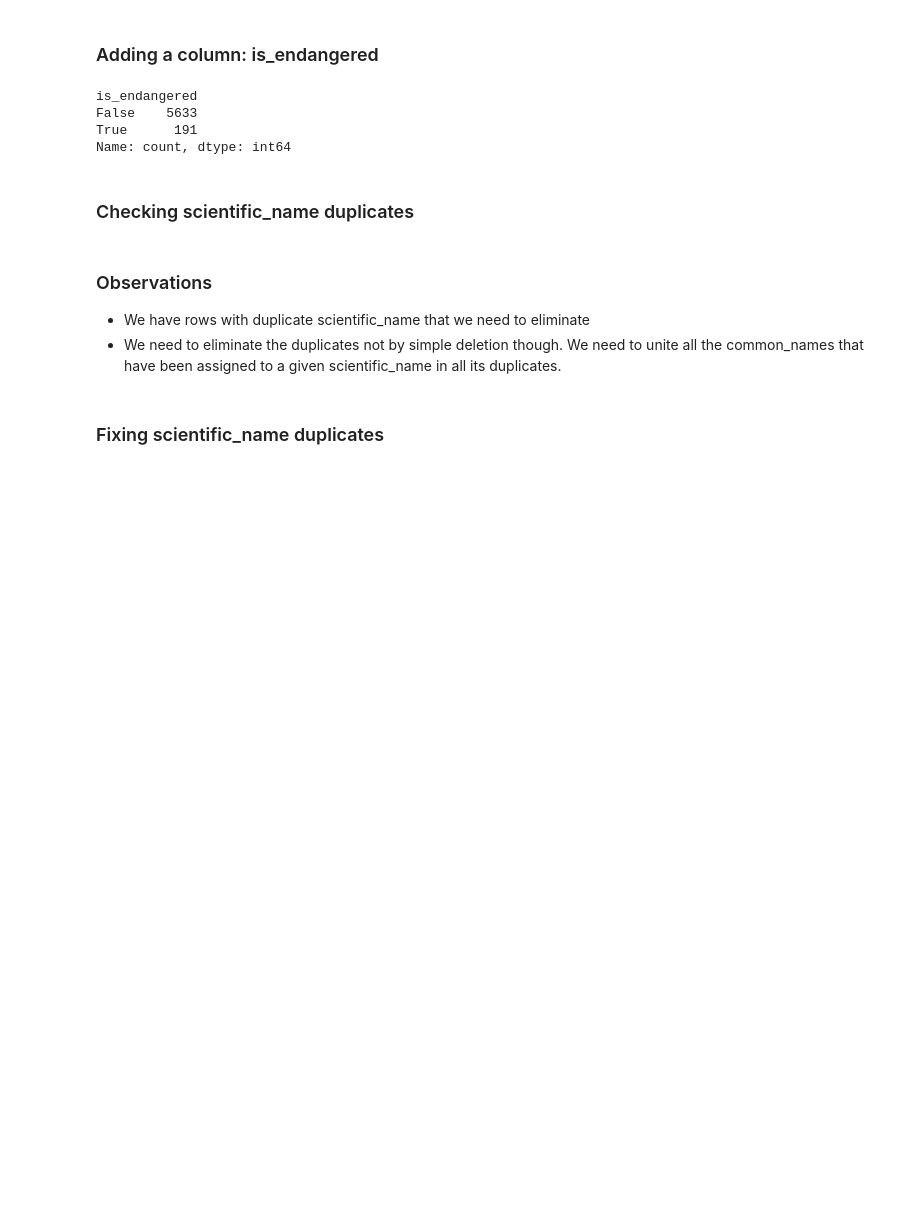
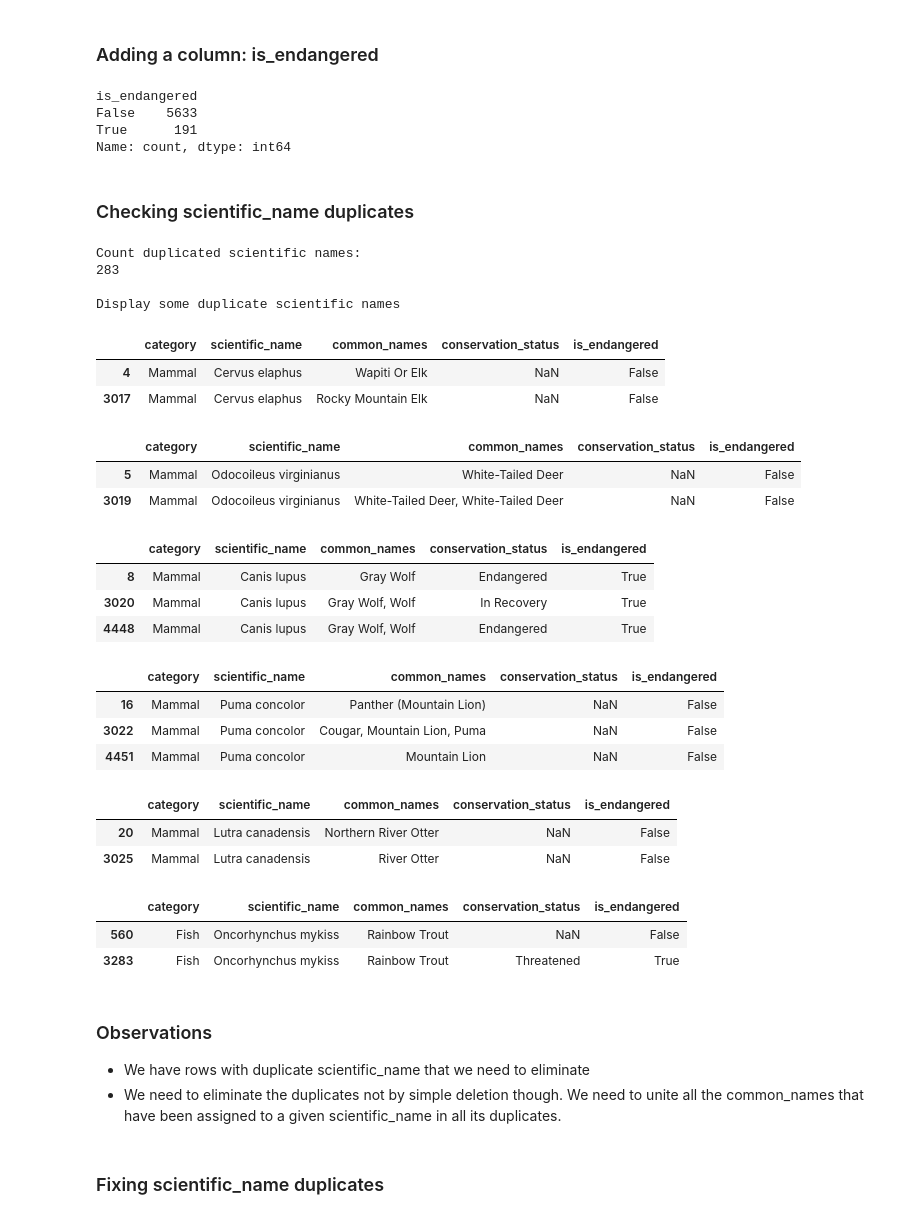
Before and after one commit to ramtob/CDC-Portfolio-0425-Biodiversity, a Jupyter notebook: biodiversity.ipynb, the cells around one changed output. Drawn from its saved outputs; the diff is of its cells as text; code cells hidden in the pictures; blank space fills up the shorter version.

```diff
--- a/biodiversity.ipynb
+++ b/biodiversity.ipynb
@@ -132,14 +132,40 @@ Name: count, dtype: int64
 # %%
 has_duplicate_scientific_names = species_info.duplicated(subset=['scientific_name'])
 print('Count duplicated scientific names:')
 print(has_duplicate_scientific_names.sum())
 
 duplicate_scientific_names = species_info.scientific_name[species_info.scientific_name.duplicated()]
 
 # Display the first 5 duplicate scientific names
 print("\nDisplay some duplicate scientific names")
 for name in duplicate_scientific_names[:5]:
     display(species_info[species_info['scientific_name'] == name])
+display(species_info[species_info['scientific_name'] == 'Oncorhynchus mykiss'])
+# %% [output]
+Count duplicated scientific names:
+283
+
+Display some duplicate scientific names
+|  | category | scientific_name | common_names | conservation_status | is_endangered |
+| 4 | Mammal | Cervus elaphus | Wapiti Or Elk | NaN | False |
+| 3017 | Mammal | Cervus elaphus | Rocky Mountain Elk | NaN | False |
+|  | category | scientific_name | common_names | conservation_status | is_endangered |
+| 5 | Mammal | Odocoileus virginianus | White-Tailed Deer | NaN | False |
+| 3019 | Mammal | Odocoileus virginianus | White-Tailed Deer, White-Tailed Deer | NaN | False |
+|  | category | scientific_name | common_names | conservation_status | is_endangered |
+| 8 | Mammal | Canis lupus | Gray Wolf | Endangered | True |
+| 3020 | Mammal | Canis lupus | Gray Wolf, Wolf | In Recovery | True |
+| 4448 | Mammal | Canis lupus | Gray Wolf, Wolf | Endangered | True |
+|  | category | scientific_name | common_names | conservation_status | is_endangered |
+| 16 | Mammal | Puma concolor | Panther (Mountain Lion) | NaN | False |
+| 3022 | Mammal | Puma concolor | Cougar, Mountain Lion, Puma | NaN | False |
+| 4451 | Mammal | Puma concolor | Mountain Lion | NaN | False |
+|  | category | scientific_name | common_names | conservation_status | is_endangered |
+| 20 | Mammal | Lutra canadensis | Northern River Otter | NaN | False |
+| 3025 | Mammal | Lutra canadensis | River Otter | NaN | False |
+|  | category | scientific_name | common_names | conservation_status | is_endangered |
+| 560 | Fish | Oncorhynchus mykiss | Rainbow Trout | NaN | False |
+| 3283 | Fish | Oncorhynchus mykiss | Rainbow Trout | Threatened | True |
 # %% [markdown]
 ### Observations
 
```
Also changed, not shown: parts of 1 cell of this notebook.
